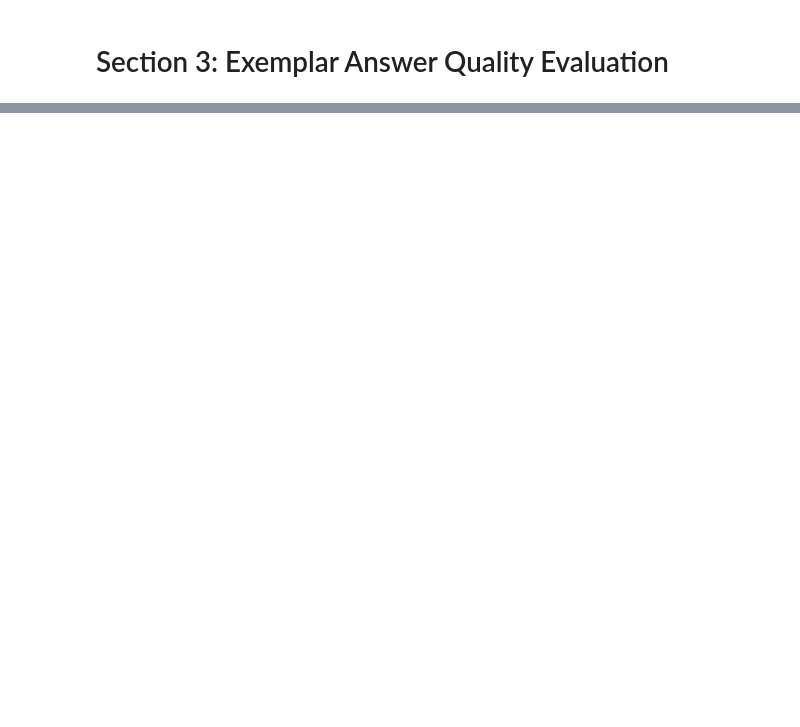
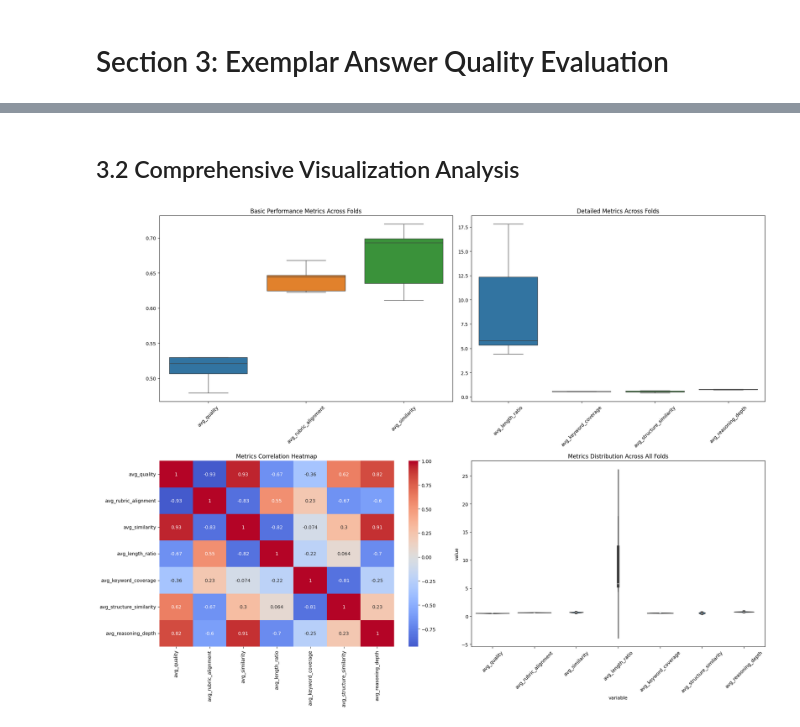
Before and after one commit to WendaZhang08/Exemplar-Answer-Generation-with-OpenAI-API, a Jupyter notebook: Section2_OpenAI_Integration.ipynb, the cells around one changed output, grey strips where cells are left out. Drawn from its saved outputs; the diff is of its cells as text; code cells hidden in the pictures; blank space fills up the shorter version.

```diff
--- a/Section2_OpenAI_Integration.ipynb
+++ b/Section2_OpenAI_Integration.ipynb
@@ -567,7 +937,7 @@ class TrainingHandler(GenerationHandler):
 # %% [markdown]
 ### 2.1.5 Final OpenAI Handler
 # %%
-class OpenAIHandler(TrainingHandler):
+class OpenAIHandler(EvaluationHandler):
     """
     Final OpenAIHandler class that inherits all functionality
     """
@@ -737,0 +1157,38 @@ from typing import Dict, List, Tuple
+# %% [markdown]
+## 3.2 Comprehensive Visualization Analysis
+# %%
+fig = plt.figure(figsize=(20, 15))
+
+# 1. Basic Metrics Box Plot
+plt.subplot(2, 2, 1)
+basic_metrics = ['avg_quality', 'avg_rubric_alignment', 'avg_similarity']
+fold_data = pd.DataFrame([fold['summary'] for fold in evaluation_results['fold_results']])
+sns.boxplot(data=fold_data[basic_metrics])
+plt.title('Basic Performance Metrics Across Folds')
+plt.xticks(rotation=45)
+
+# 2. Detailed Metrics Box Plot
+plt.subplot(2, 2, 2)
+detailed_metrics = ['avg_length_ratio', 'avg_keyword_coverage',
+                   'avg_structure_similarity', 'avg_reasoning_depth']
+sns.boxplot(data=fold_data[detailed_metrics])
+plt.title('Detailed Metrics Across Folds')
+plt.xticks(rotation=45)
+
+# 3. Metrics Correlation Heatmap
+plt.subplot(2, 2, 3)
+correlation_matrix = fold_data[[*basic_metrics, *detailed_metrics]].corr()
+sns.heatmap(correlation_matrix, annot=True, cmap='coolwarm', center=0)
+plt.title('Metrics Correlation Heatmap')
+
+# 4. Metrics Distribution Plot
+plt.subplot(2, 2, 4)
+metrics_long = pd.melt(fold_data[[*basic_metrics, *detailed_metrics]])
+sns.violinplot(x='variable', y='value', data=metrics_long)
+plt.title('Metrics Distribution Across All Folds')
+plt.xticks(rotation=45)
+
+plt.tight_layout()
+plt.show()
+# %% [output]
+[figure, added]
```
Also changed, not shown: parts of 15 cells of this notebook, 9 other files.
